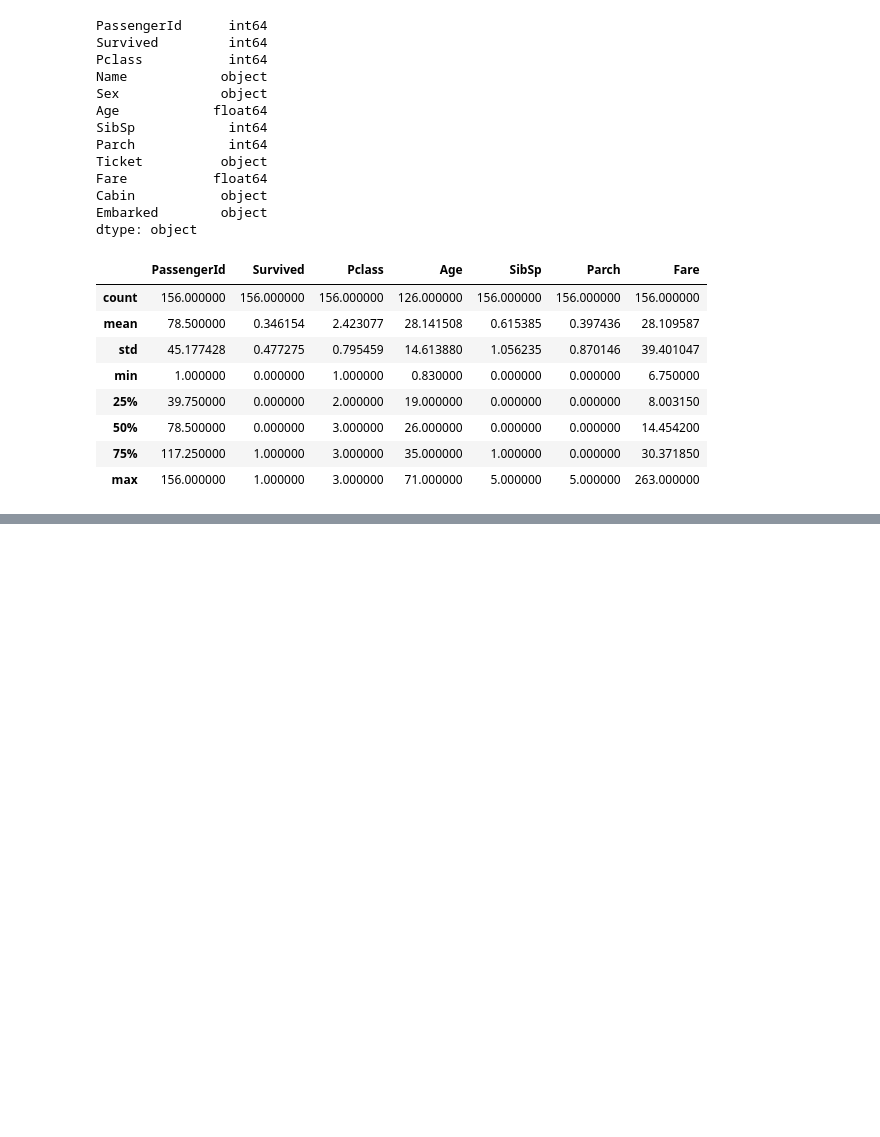
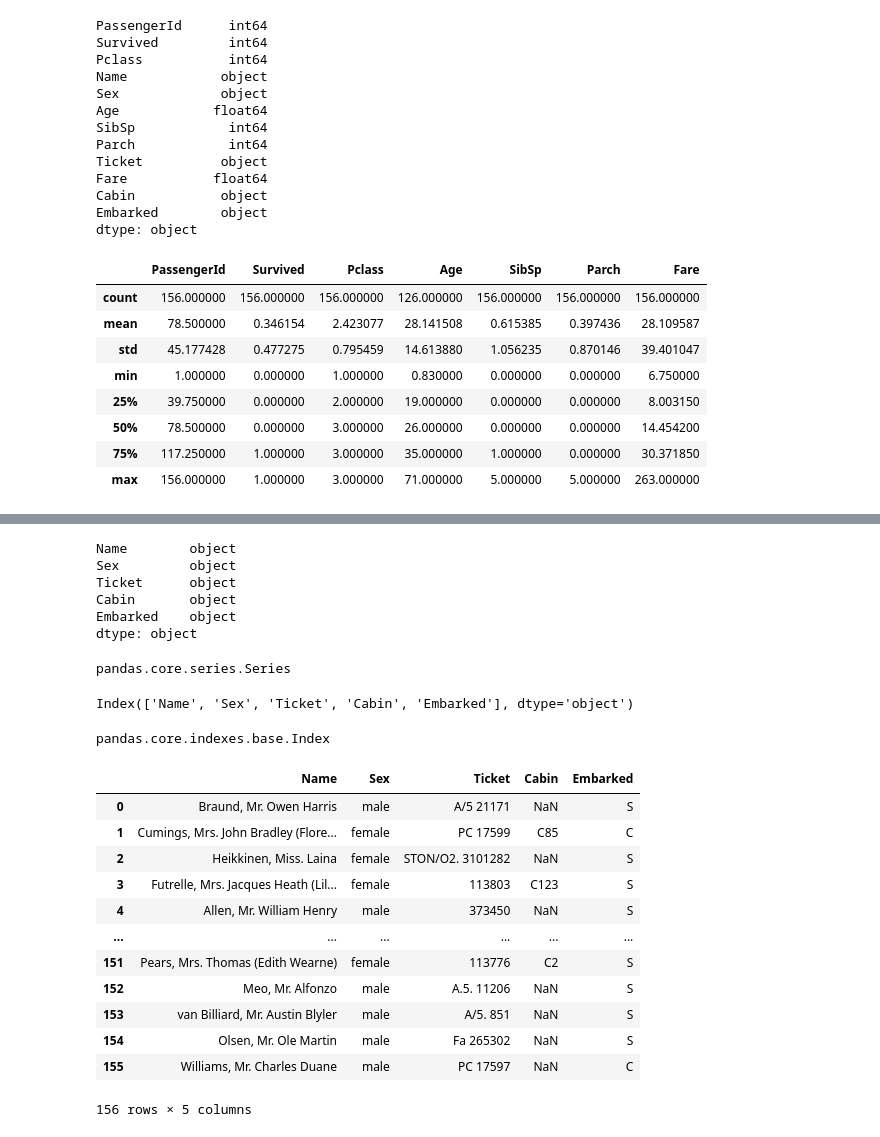
Before and after one commit to Parag18081994/Ghost, a Jupyter notebook: Python/Machine Learning iNeuron/19th_July_ML.ipynb, the cells around one changed output, grey strips where cells are left out. Drawn from its saved outputs; the diff is of its cells as text; code cells hidden in the pictures; blank space fills up the shorter version.

```diff
--- a/Python/Machine Learning iNeuron/19th_July_ML.ipynb
+++ b/Python/Machine Learning iNeuron/19th_July_ML.ipynb
@@ -60,0 +101,40 @@ titanic_train.describe()
+# %%
+titanic_train.dtypes[titanic_train.dtypes=='object']
+# %% [output]
+Name        object
+Sex         object
+Ticket      object
+Cabin       object
+Embarked    object
+dtype: object
+# %%
+type(titanic_train.dtypes[titanic_train.dtypes=='object'])
+# %% [output]
+pandas.core.series.Series
+# %%
+titanic_train.dtypes[titanic_train.dtypes=='object'].index
+# %% [output]
+Index(['Name', 'Sex', 'Ticket', 'Cabin', 'Embarked'], dtype='object')
+# %%
+type(titanic_train.dtypes[titanic_train.dtypes=='object'].index
+)
+# %% [output]
+pandas.core.indexes.base.Index
+# %%
+a=titanic_train.dtypes[titanic_train.dtypes=='object'].index
+titanic_train[a]
+titanic_train[a].describe()
+# %% [output]
+|  | Name | Sex | Ticket | Cabin | Embarked |
+| 0 | Braund, Mr. Owen Harris | male | A/5 21171 | NaN | S |
+| 1 | Cumings, Mrs. John Bradley (Flore... | female | PC 17599 | C85 | C |
+| 2 | Heikkinen, Miss. Laina | female | STON/O2. 3101282 | NaN | S |
+| 3 | Futrelle, Mrs. Jacques Heath (Lil... | female | 113803 | C123 | S |
+| 4 | Allen, Mr. William Henry | male | 373450 | NaN | S |
+| ... | ... | ... | ... | ... | ... |
+| 151 | Pears, Mrs. Thomas (Edith Wearne) | female | 113776 | C2 | S |
+| 152 | Meo, Mr. Alfonzo | male | A.5. 11206 | NaN | S |
+| 153 | van Billiard, Mr. Austin Blyler | male | A/5. 851 | NaN | S |
+| 154 | Olsen, Mr. Ole Martin | male | Fa 265302 | NaN | S |
+| 155 | Williams, Mr. Charles Duane | male | PC 17597 | NaN | C |
+156 rows × 5 columns
```
Also changed, not shown: parts of 6 cells of this notebook.
